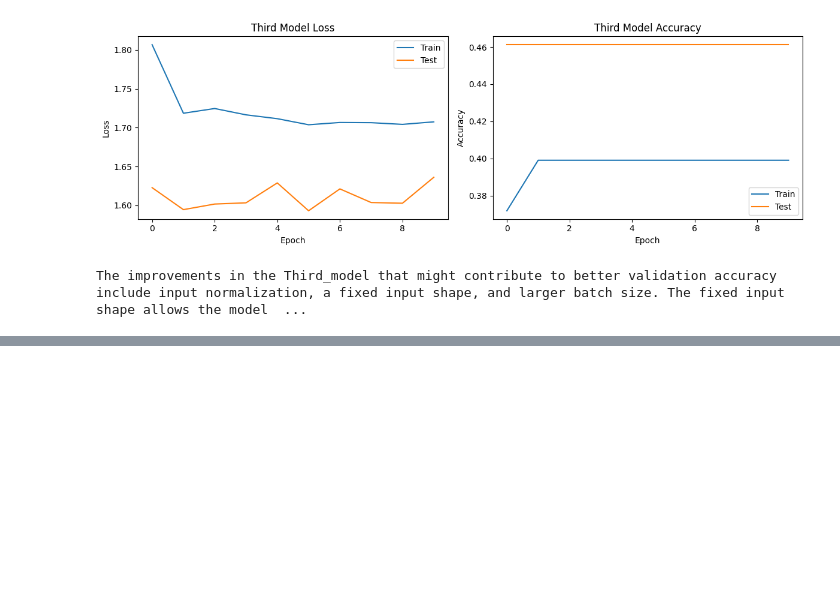
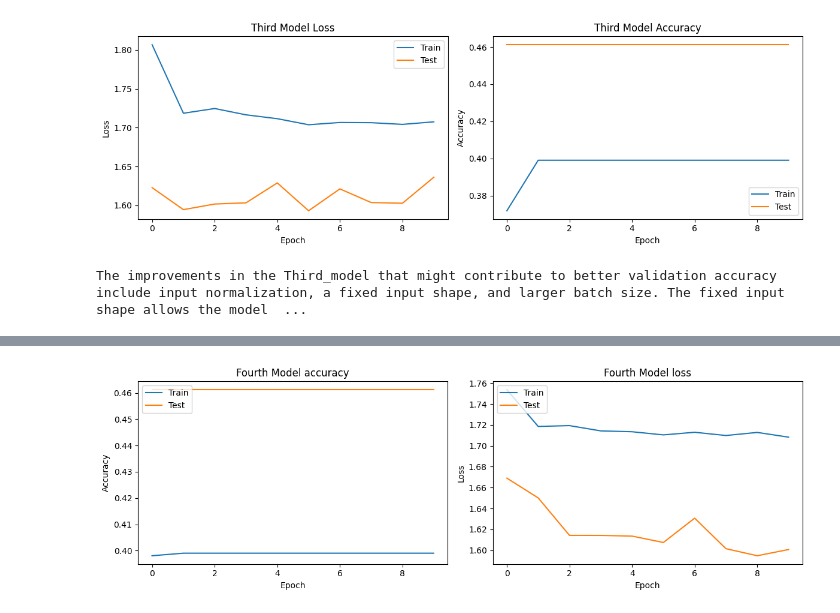
Before and after one commit to mjzago/INTOcode, a Jupyter notebook: Deep learning/Matheus.ipynb, the cells around one changed output, grey strips where cells are left out. Drawn from its saved outputs; the diff is of its cells as text; code cells hidden in the pictures; blank space fills up the shorter version.

```diff
--- a/Deep learning/Matheus.ipynb
+++ b/Deep learning/Matheus.ipynb
@@ -434,3 +434,71 @@ Epoch 10/10
 17/17 [==============================] - 4s 213ms/step - loss: 1.7074 - accuracy: 0.3990 - val_loss: 1.6361 - val_accuracy: 0.4612
 [figure]
 The improvements in the Third_model that might contribute to better validation accuracy include input normalization, a fixed input shape, and larger batch size. The fixed input shape allows the model  ...
+# %%
+from keras.models import Sequential
+from keras.layers import Conv2D, MaxPooling2D, Flatten, Dense, Dropout
+from keras.utils import to_categorical
+import matplotlib.pyplot as plt
+from sklearn.model_selection import train_test_split
+from sklearn.datasets import fetch_lfw_people
+
+# Load the LFW dataset
+lfw_people = fetch_lfw_people(min_faces_per_person=70, resize=0.4)
+X, y = lfw_people.images, lfw_people.target
+
+# Preprocess the data
+X = X.reshape((X.shape[0], X.shape[1], X.shape[2], 1)).astype('float32') / 255
+y = to_categorical(y)
+
+# Split the data into training and testing sets
+train_images, test_images, train_labels, test_labels = train_test_split(X, y, test_size=0.2, random_state=42)
+
+# Build the Fourth_model
+Fourth_model = Sequential()
+Fourth_model.add(Conv2D(128, (4, 4), activation='relu', input_shape=(50, 37, 1)))
+Fourth_model.add(MaxPooling2D((2, 2)))
+Fourth_model.add(Conv2D(128, (3, 3), activation='relu'))
+Fourth_model.add(MaxPooling2D((2, 2)))
+Fourth_model.add(Conv2D(256, (3, 3), activation='relu'))
+Fourth_model.add(MaxPooling2D((2, 2)))
+Fourth_model.add(Flatten())
+Fourth_model.add(Dense(512, activation='relu'))  # Adjusted size
+Fourth_model.add(Dropout(0.2))  # Adding dropout for regularization
+Fourth_model.add(Dense(256, activation='relu'))
+Fourth_model.add(Dropout(0.2))  # Adding dropout for regularization
+Fourth_model.add(Dense(128, activation='relu'))
+Fourth_model.add(Dense(len(lfw_people.target_names), activation='softmax'))
+
+# Compile the model
+Fourth_model.compile(optimizer='adam', loss='categorical_crossentropy', metrics=['accuracy'])
+
+# Display the Fourth_model summary
+Fourth_model.summary()
+
+# Train the Fourth_model
+history_fourth = Fourth_model.fit(train_images, train_labels, epochs=10, batch_size=8, validation_data=(test_images, test_labels))
+
+# Plot the training history for Fourth_model
+plt.figure(figsize=(12, 4))
+
+# Plot training & validation accuracy values
+plt.subplot(1, 2, 1)
+plt.plot(history_fourth.history['accuracy'])
+plt.plot(history_fourth.history['val_accuracy'])
+plt.title('Fourth Model accuracy')
+plt.xlabel('Epoch')
+plt.ylabel('Accuracy')
+plt.legend(['Train', 'Test'], loc='upper left')
+
+# Plot training & validation loss values
+plt.subplot(1, 2, 2)
+plt.plot(history_fourth.history['loss'])
+plt.plot(history_fourth.history['val_loss'])
+plt.title('Fourth Model loss')
+plt.xlabel('Epoch')
+plt.ylabel('Loss')
+plt.legend(['Train', 'Test'], loc='upper left')
+
+plt.tight_layout()
+plt.show()
+# %% [output]
@@ -436,0 +522 @@ The improvements in the Third_model that might contribute to better validation a
+[figure, added]
```
Also changed, not shown: parts of 2 cells of this notebook.
